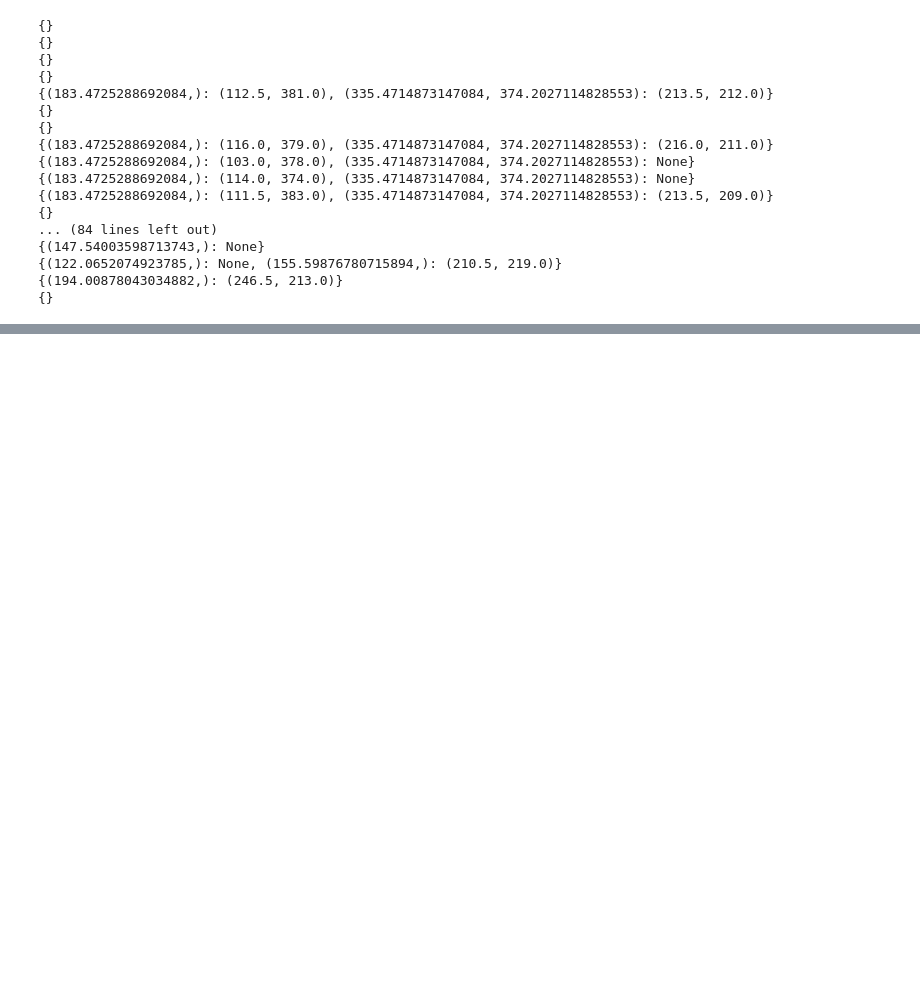
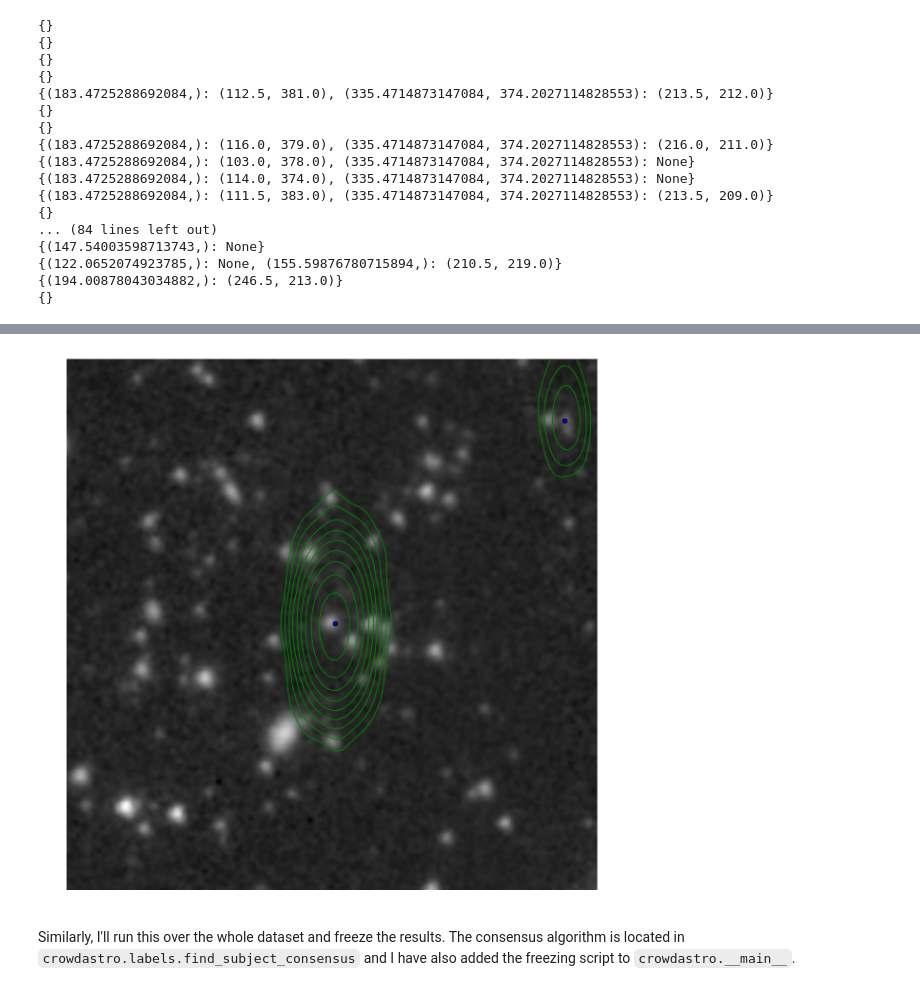
Before and after one commit to chengsoonong/crowdastro, a Jupyter notebook: notebooks/12_labels.ipynb, the cells around one changed output, grey strips where cells are left out. Cells and saved outputs as stored; diff of their text form; code cells hidden in the pictures; blank space fills up the shorter version.

Commit message:
Finished labels.

```diff
--- a/notebooks/12_labels.ipynb
+++ b/notebooks/12_labels.ipynb
@@ -140,0 +273,43 @@ Given these simplified
+# %%
+def get_subject_consensus(subject, conn=None, significance=0.02):
+    conn.row_factory = sqlite3.Row
+    cur = conn.cursor()
+
+    classifications = list(cur.execute('SELECT full_radio_signature, part_radio_signature, source_x, source_y '
+                                       'FROM classifications WHERE subject_id=?', [str(subject['_id'])]))
+    frs_counter = collections.Counter([c['full_radio_signature'] for c in classifications])
+    most_common_frs = frs_counter.most_common(1)[0][0]
+    radio_consensus_classifications = collections.defaultdict(list)
+
+    for classification in classifications:
+        if classification['full_radio_signature'] == most_common_frs:
+            radio_consensus_classifications[classification['part_radio_signature']].append((classification['source_x'],
+                                                                                            classification['source_y']))
+
+    consensus = {}  # Maps radio signatures to (x, y) NumPy arrays.
+    for radio_signature in radio_consensus_classifications:
+        xs = [a[0] * crowdastro.config.get('click_to_fits_x')
+              for a in radio_consensus_classifications[radio_signature]
+              if a[0] is not None]
+        ys = [crowdastro.config.get('fits_image_height') - a[1] * crowdastro.config.get('click_to_fits_y')
+              for a in radio_consensus_classifications[radio_signature]
+              if a[1] is not None]
+        points = numpy.vstack([xs, ys])
+        gmm = pg_means(points.T, significance=significance, projections=24)
+        consensus[radio_signature] = gmm.means_[gmm.weights_.argmax()]
+
+    return consensus
+# %%
+conn = sqlite3.connect('../crowdastro-data/processed.db')
+consensus = get_subject_consensus(subject, conn=conn)
+conn.close()
+# %%
+matplotlib.pyplot.figure(figsize=(10, 10))
+matplotlib.pyplot.axis('off')
+crowdastro.show.subject(subject)
+matplotlib.pyplot.scatter(*numpy.array(list(consensus.values())).T)
+matplotlib.pyplot.show()
+# %% [output]
+[figure, added]
+# %% [markdown]
+Similarly, I'll run this over the whole dataset and freeze the results. The consensus algorithm is located in `crowdastro.labels.find_subject_consensus` and I have also added the freezing script to `crowdastro.__main__`.
```
Also changed, not shown: parts of 15 cells of this notebook, 3 other files.
